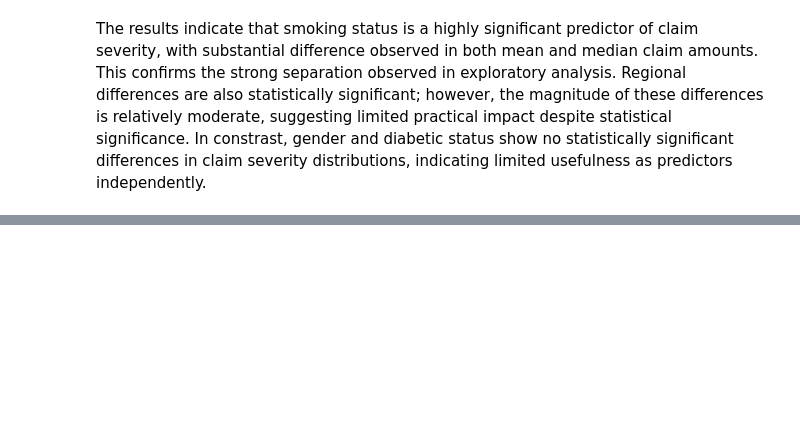
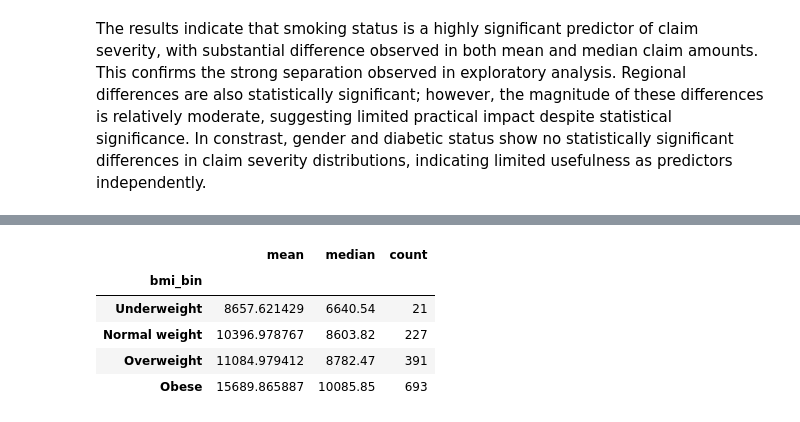
Before and after one commit to lojnys/health-insurance-claims, a Jupyter notebook: notebooks/0_EDA.ipynb, the cells around one changed output, grey strips where cells are left out. Cells and saved outputs as stored; diff of their text form; code cells hidden in the pictures; blank space fills up the shorter version.

```diff
--- a/notebooks/0_EDA.ipynb
+++ b/notebooks/0_EDA.ipynb
@@ -646,0 +691,9 @@ The results indicate that smoking status is a highly significant predictor of cl
+# %%
+df_man.groupby('bmi_bin')['claim'].agg(['mean', 'median', 'count'])
+# %% [output]
+|  | mean | median | count |
+| bmi_bin |  |  |  |
+| Underweight | 8657.621429 | 6640.54 | 21 |
+| Normal weight | 10396.978767 | 8603.82 | 227 |
+| Overweight | 11084.979412 | 8782.47 | 391 |
+| Obese | 15689.865887 | 10085.85 | 693 |
```
Also changed, not shown: parts of 14 cells of this notebook.
